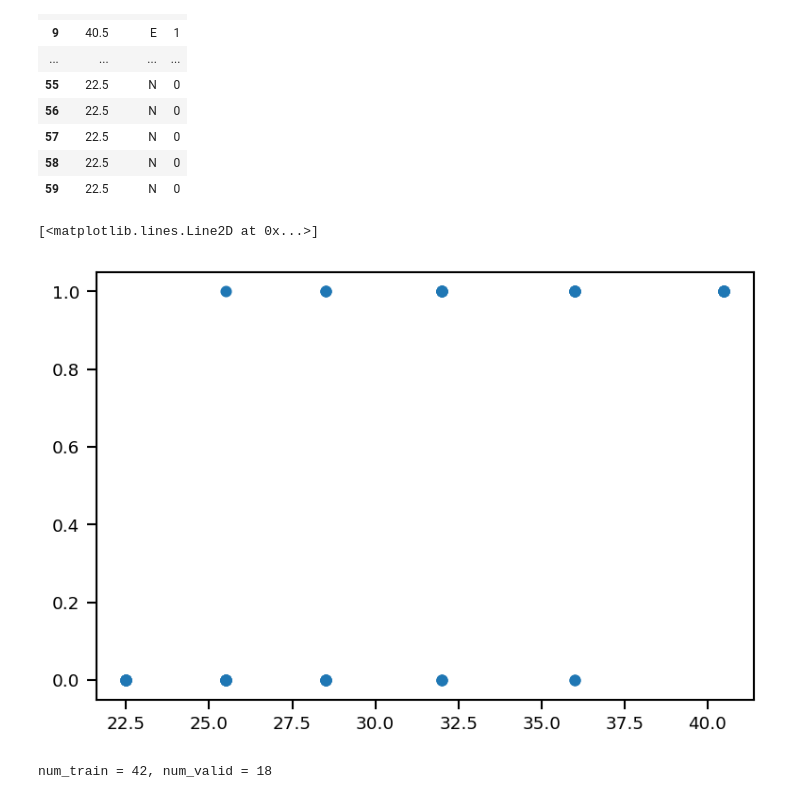
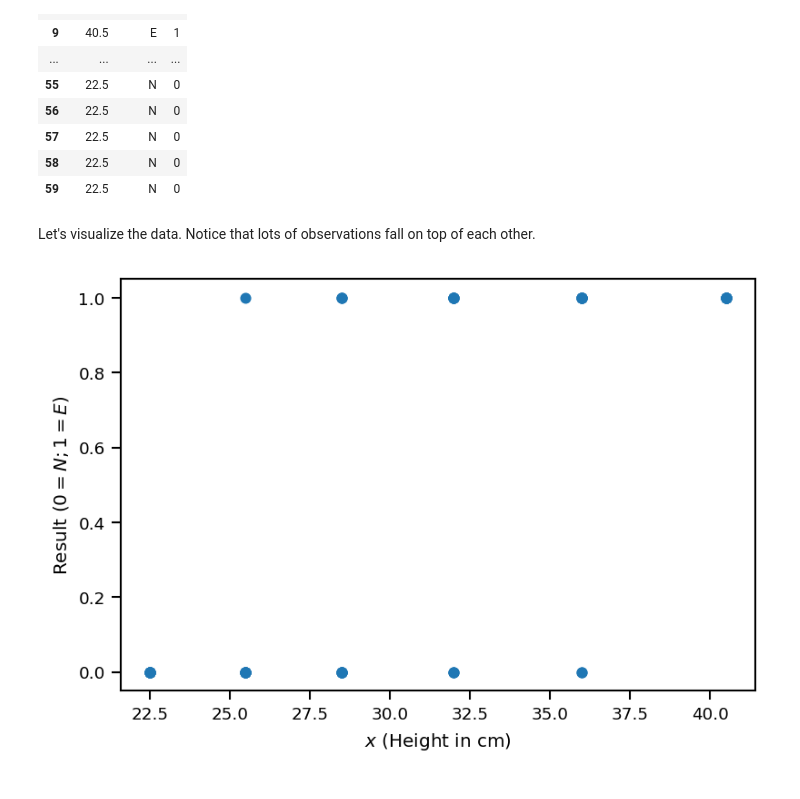
Before and after one commit to PredictiveScienceLab/data-analytics-se, a Jupyter notebook: activities/hands-on-16.1.ipynb, the cells around one changed output. Cells and saved outputs as stored; diff of their text form; code cells hidden in the pictures.

```diff
--- a/activities/hands-on-16.1.ipynb
+++ b/activities/hands-on-16.1.ipynb
@@ -81,21 +95,13 @@ data
 | 57 | 22.5 | N | 0 |
 | 58 | 22.5 | N | 0 |
 | 59 | 22.5 | N | 0 |
+# %% [markdown]
+Let's visualize the data.
+Notice that lots of observations fall on top of each other.
 # %%
 fig, ax = plt.subplots(dpi=150)
 ax.plot(x, y, 'o')
+ax.set_xlabel('$x$ (Height in cm)')
+ax.set_ylabel('Result ($0=N; 1=E$)');
 # %% [output]
-[<matplotlib.lines.Line2D at 0x...>]
-[figure, old version]
+[figure, new version]
-# %%
-# Separate data into training and validation
-num_obs = x.shape[0]
-# Select what percentage you want to put in the training data
-train_percentage = 0.7
-# Figure out how many training points you are going to use:
-num_train = int(num_obs * train_percentage)
-# Figure out how many validation points you are going to use:
-num_valid = num_obs - num_train
-print('num_train = {0:d}, num_valid = {1:d}'.format(num_train, num_valid))
-# %% [output]
-num_train = 42, num_valid = 18
```
Also changed, not shown: parts of 34 cells of this notebook.
